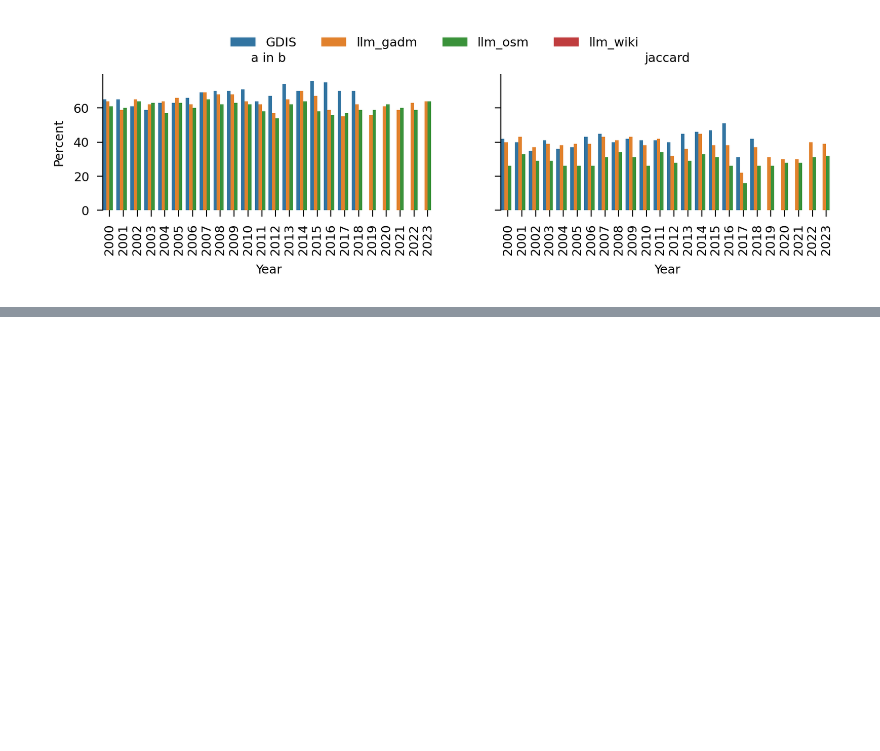
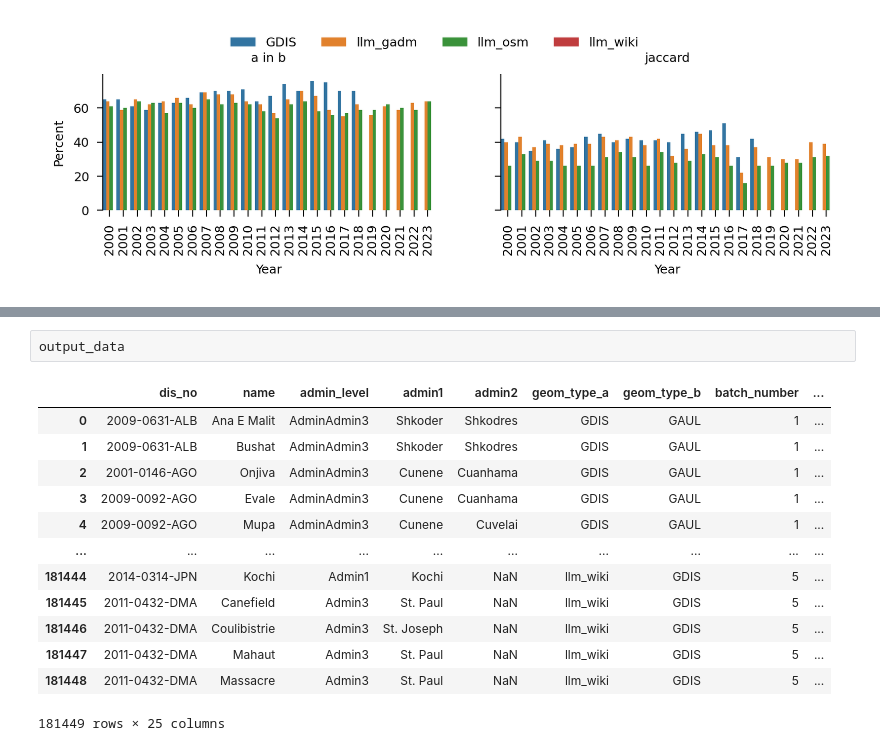
Before and after one commit to em-dat/emdat_geocoding, a Jupyter notebook: comparison_figures.ipynb, the cells around one changed output, grey strips where cells are left out. Drawn from its saved outputs; the diff is of its cells as text; blank space fills up the shorter version.

```diff
--- a/comparison_figures.ipynb
+++ b/comparison_figures.ipynb
@@ -405,0 +450,16 @@ findfont: Font family 'Aptos' not found.
+# %%
+output_data
+# %% [output]
+|  | dis_no | name | admin_level | admin1 | admin2 | geom_type_a | geom_type_b | batch_number | ... |
+| 0 | 2009-0631-ALB | Ana E Malit | AdminAdmin3 | Shkoder | Shkodres | GDIS | GAUL | 1 | ... |
+| 1 | 2009-0631-ALB | Bushat | AdminAdmin3 | Shkoder | Shkodres | GDIS | GAUL | 1 | ... |
+| 2 | 2001-0146-AGO | Onjiva | AdminAdmin3 | Cunene | Cuanhama | GDIS | GAUL | 1 | ... |
+| 3 | 2009-0092-AGO | Evale | AdminAdmin3 | Cunene | Cuanhama | GDIS | GAUL | 1 | ... |
+| 4 | 2009-0092-AGO | Mupa | AdminAdmin3 | Cunene | Cuvelai | GDIS | GAUL | 1 | ... |
+| ... | ... | ... | ... | ... | ... | ... | ... | ... | ... |
+| 181444 | 2014-0314-JPN | Kochi | Admin1 | Kochi | NaN | llm_wiki | GDIS | 5 | ... |
+| 181445 | 2011-0432-DMA | Canefield | Admin3 | St. Paul | NaN | llm_wiki | GDIS | 5 | ... |
+| 181446 | 2011-0432-DMA | Coulibistrie | Admin3 | St. Joseph | NaN | llm_wiki | GDIS | 5 | ... |
+| 181447 | 2011-0432-DMA | Mahaut | Admin3 | St. Paul | NaN | llm_wiki | GDIS | 5 | ... |
+| 181448 | 2011-0432-DMA | Massacre | Admin3 | St. Paul | NaN | llm_wiki | GDIS | 5 | ... |
+181449 rows × 25 columns
```
Also changed, not shown: parts of 4 cells of this notebook.
